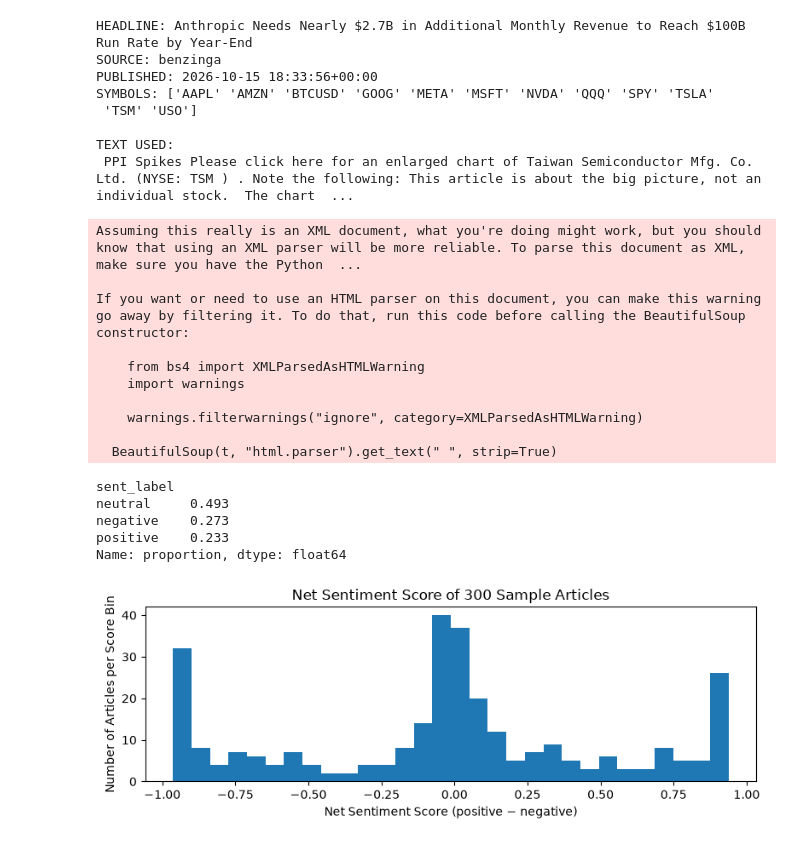
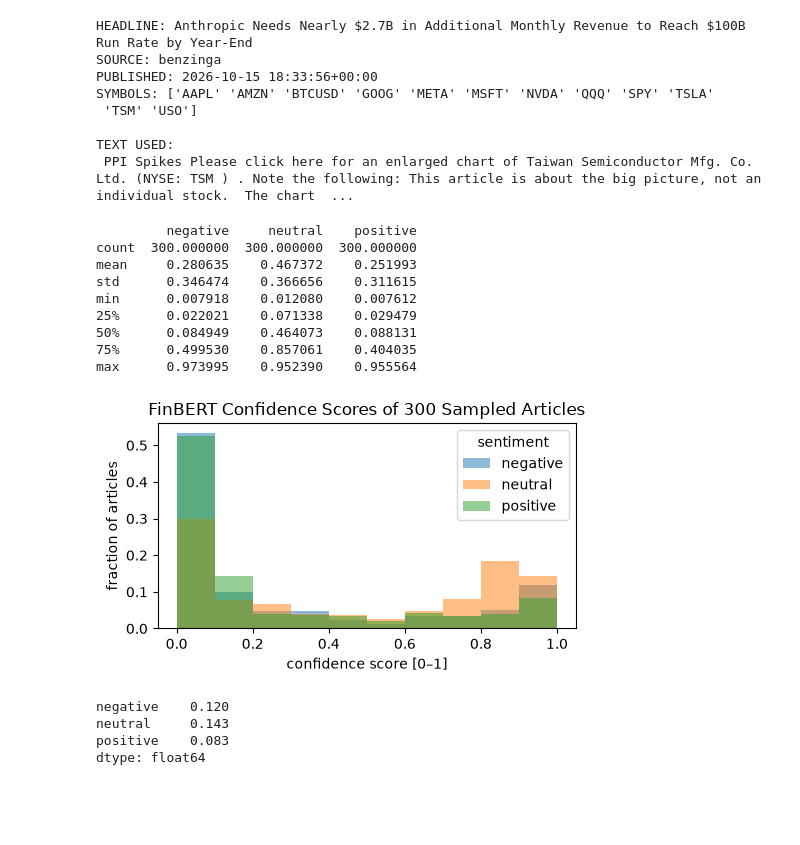
Before and after one commit to CarmenYan/finmedia-stock-pred, a Jupyter notebook: figures/eda.ipynb, the cells around one changed output. Saved outputs shown, nothing was run; the diff lists cells and outputs as text; code cells hidden in the pictures; blank space fills up the shorter version.

```diff
--- a/figures/eda.ipynb
+++ b/figures/eda.ipynb
@@ -246,57 +246,68 @@ SYMBOLS: ['AAPL' 'AMZN' 'BTCUSD' 'GOOG' 'META' 'MSFT' 'NVDA' 'QQQ' 'SPY' 'TSLA'
 TEXT USED:
  PPI Spikes Please click here for an enlarged chart of Taiwan Semiconductor Mfg. Co. Ltd. (NYSE: TSM ) . Note the following: This article is about the big picture, not an individual stock.  The chart  ...
 # %%
-# Check FinBERT's spread of sentiment
-# Uses content, or headline if content is empty
+# Figure 4: FinBERT confidence scores across 300 sampled articles
+# Uses the same FinBERT pipeline ("sentiment") and the same steps as Figure 1
+import numpy as np
 import pandas as pd
 import matplotlib.pyplot as plt
 from bs4 import BeautifulSoup
 
-sample = df_news.sample(n=300, random_state=0).copy() # sample 300 randomly
+sample = df_news.sample(n=300, random_state=0)
 
-# reads plain text
+#  FinBERT convertion
 texts = [
     BeautifulSoup(t, "html.parser").get_text(" ", strip=True)
     for t in sample["text_for_sentiment"]
 ]
 
 results = sentiment(
     texts,
     truncation=True,
-    top_k=None,
-    batch_size=16
+    top_k=None
 )
 
-scores = pd.DataFrame([{r["label"]: r["score"] for r in res} for res in results])
-sample["sent_label"] = scores.idxmax(axis=1).values
-sample["sent_score"] = (scores["positive"] - scores["negative"]).values
+correct_order = ["negative", "neutral", "positive"]
+df_scores = pd.DataFrame(
+    [{r["label"]: r["score"] for r in res} for res in results]
+)[correct_order]
 
-print(sample["sent_label"].value_counts(normalize=True).round(3))
+print(df_scores.describe())
 
-sample["sent_score"].plot(
-    kind="hist",
-    bins=30,
-    figsize=(8, 3)
-)
-plt.title("Net Sentiment Score of 300 Sample Articles")
-plt.xlabel("Net Sentiment Score (positive − negative)")
-plt.ylabel("Number of Articles per Score Bin")
+
+plt.figure(figsize=(5, 3))
+
+for c in correct_order:
+    plt.hist(
+        df_scores[c],
+        alpha=0.5,
+        label=c,
+        range=(0, 1),
+        bins=10,
+        weights=np.ones(len(df_scores)) / len(df_scores)
+    )
+
+plt.legend(title="sentiment")
+plt.ylabel("fraction of articles")
+plt.xlabel("confidence score [0–1]")
+plt.title("FinBERT Confidence Scores of 300 Sampled Articles")
 plt.tight_layout()
 plt.show()
 # %% [output]
-Assuming this really is an XML document, what you're doing might work, but you should know that using an XML parser will be more reliable. To parse this document as XML, make sure you have the Python  ...
-
-If you want or need to use an HTML parser on this document, you can make this warning go away by filtering it. To do that, run this code before calling the BeautifulSoup constructor:
-
-    from bs4 import XMLParsedAsHTMLWarning
-    import warnings
-
-    warnings.filterwarnings("ignore", category=XMLParsedAsHTMLWarning)
-
-  BeautifulSoup(t, "html.parser").get_text(" ", strip=True)
+         negative     neutral    positive
+count  300.000000  300.000000  300.000000
+mean     0.280635    0.467372    0.251993
+std      0.346474    0.366656    0.311615
+min      0.007918    0.012080    0.007612
+25%      0.022021    0.071338    0.029479
+50%      0.084949    0.464073    0.088131
+75%      0.499530    0.857061    0.404035
+max      0.973995    0.952390    0.955564
-sent_label
-neutral     0.493
-negative    0.273
-positive    0.233
-Name: proportion, dtype: float64
-[figure, old version]
+[figure, new version]
+# %%
+print((df_scores > 0.9).mean().round(3))
+# %% [output]
+negative    0.120
+neutral     0.143
+positive    0.083
+dtype: float64
```
